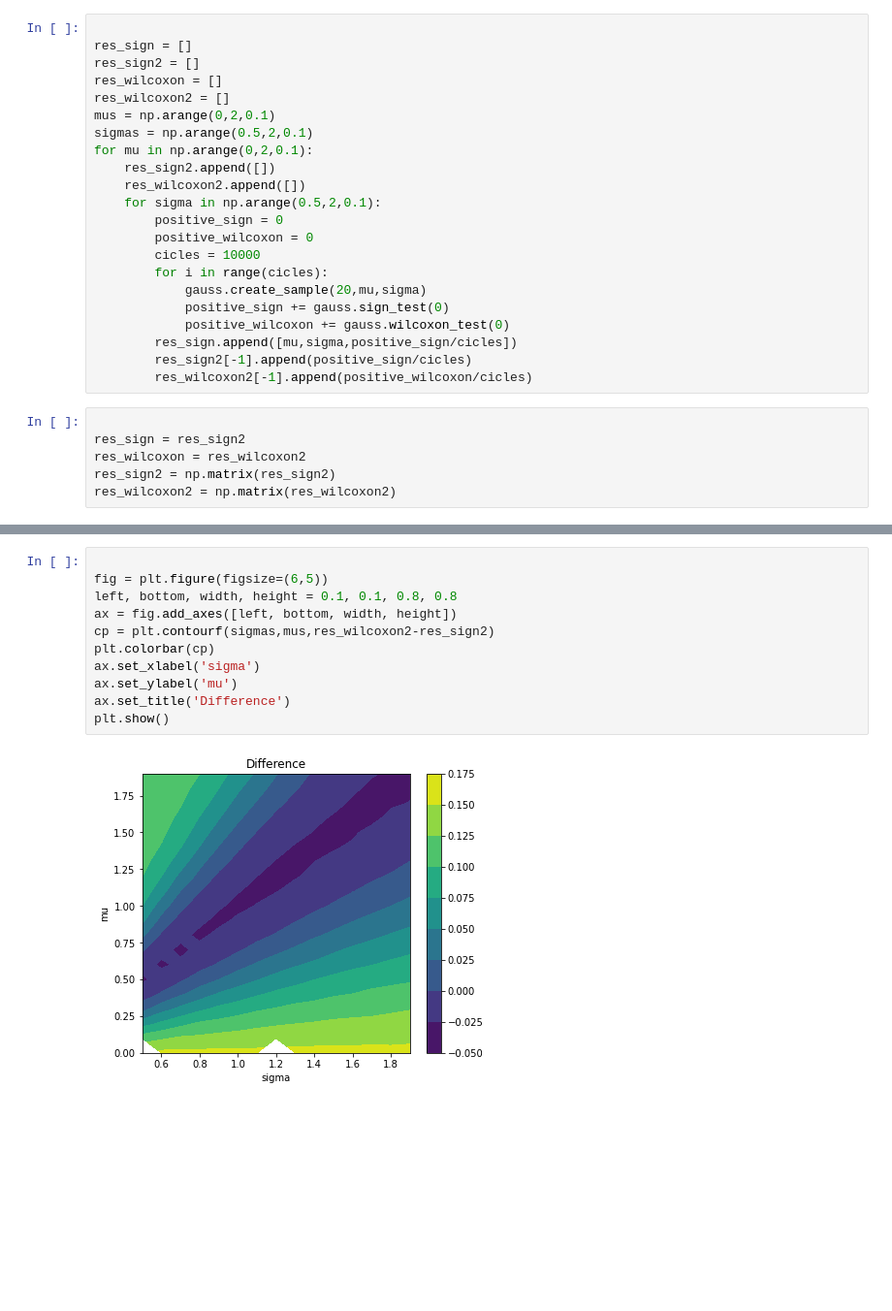
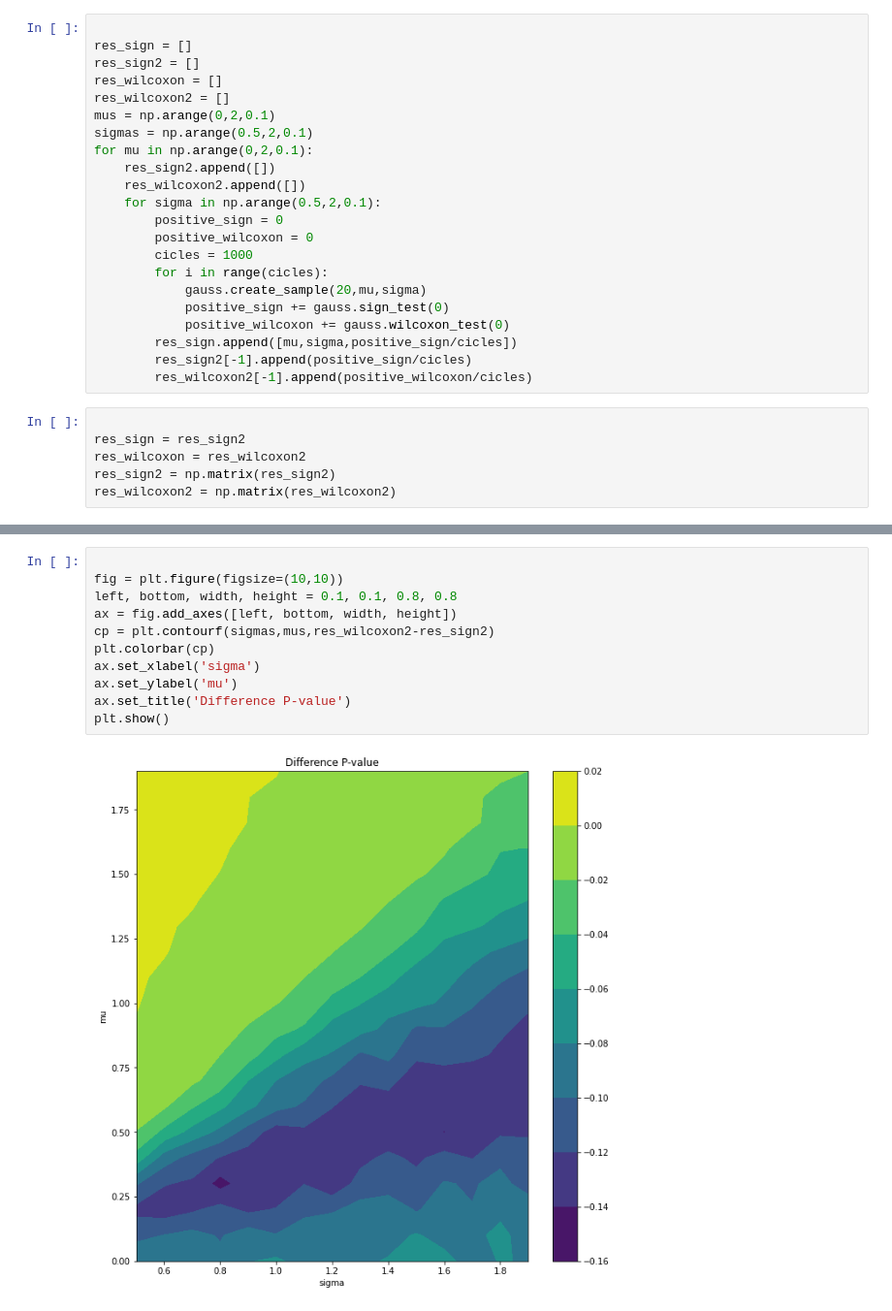
Before and after one commit to ImpurestPath/applied-math, a Jupyter notebook: lab2.ipynb, the cells around one changed output, grey strips where cells are left out. Shown: that part at 97% size. Drawn from its saved outputs; the diff is of its cells as text; blank space fills up the shorter version.

```diff
--- a/lab2.ipynb
+++ b/lab2.ipynb
@@ -44,7 +45,7 @@ for mu in np.arange(0,2,0.1):
     for sigma in np.arange(0.5,2,0.1):
         positive_sign = 0
         positive_wilcoxon = 0
-        cicles = 10000
+        cicles = 1000
         for i in range(cicles):
             gauss.create_sample(20,mu,sigma)
             positive_sign += gauss.sign_test(0)
@@ -86,13 +87,13 @@ plt.show()
 # %%
 
-fig = plt.figure(figsize=(6,5))
+fig = plt.figure(figsize=(10,10))
 left, bottom, width, height = 0.1, 0.1, 0.8, 0.8
 ax = fig.add_axes([left, bottom, width, height])
 cp = plt.contourf(sigmas,mus,res_wilcoxon2-res_sign2)
 plt.colorbar(cp)
 ax.set_xlabel('sigma')
 ax.set_ylabel('mu')
-ax.set_title('Difference')
+ax.set_title('Difference P-value')
 plt.show()
 # %% [output]
-[figure, old version]
+[figure, new version]
```
Also changed, not shown: parts of 6 cells of this notebook, 1 other file.
